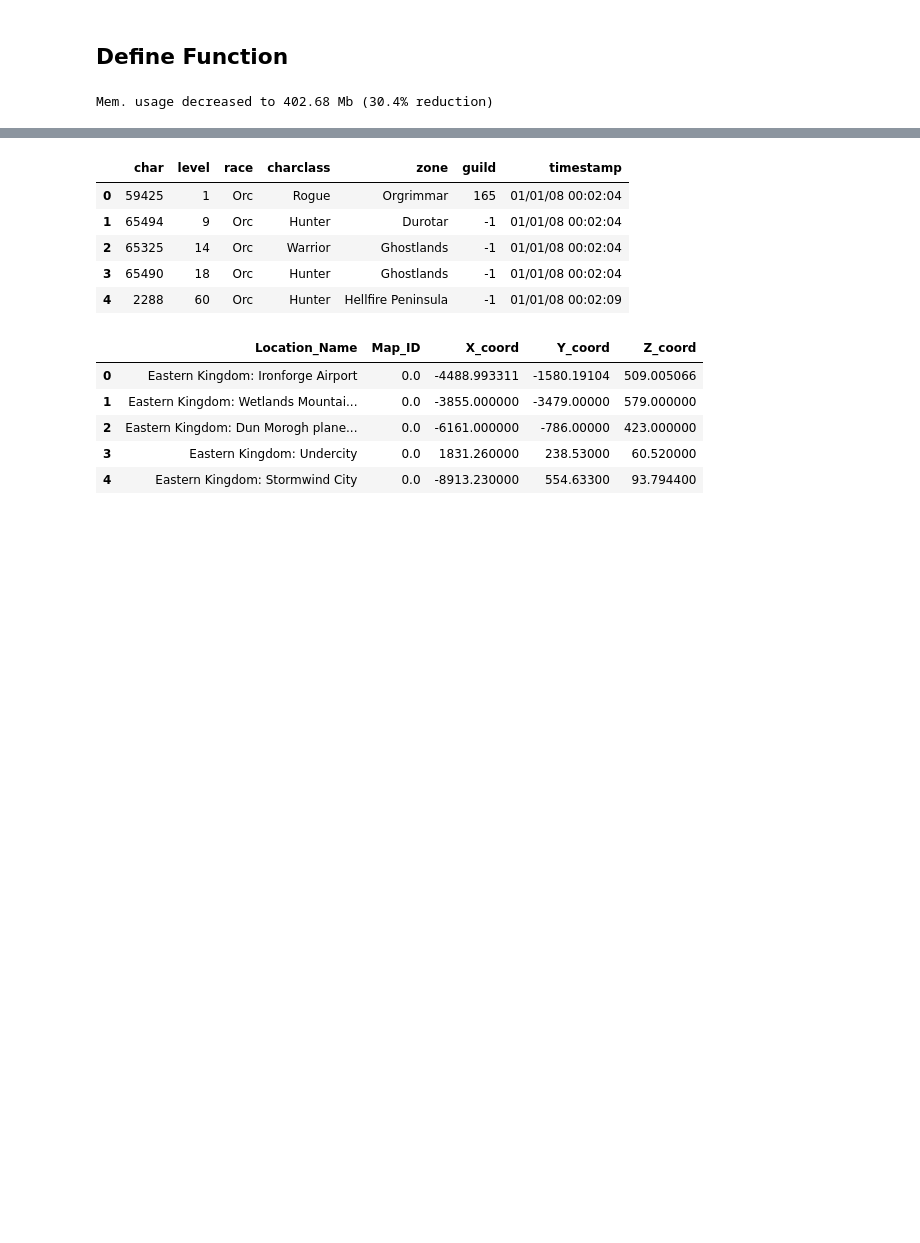
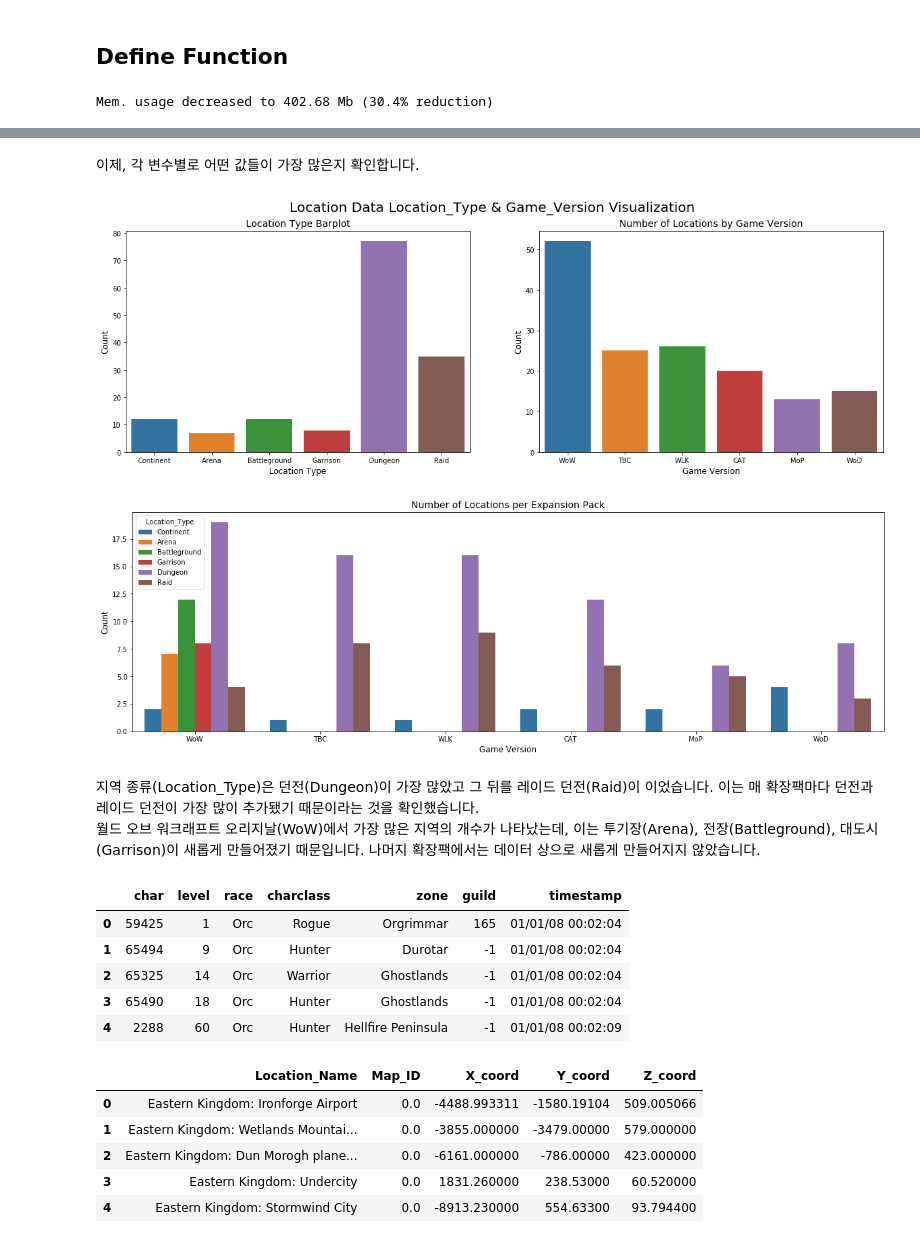
Before and after one commit to SSANGMAN/WoW-Network-Analysis, a Jupyter notebook: ipynb/Game_Network_Analsis_EDA.ipynb, the cells around one changed output, grey strips where cells are left out. Drawn from its saved outputs; the diff is of its cells as text; code cells hidden in the pictures; blank space fills up the shorter version.

Commit message:
Add Location Visualization

```diff
--- a/ipynb/Game_Network_Analsis_EDA.ipynb
+++ b/ipynb/Game_Network_Analsis_EDA.ipynb
@@ -83,3 +112,34 @@ location.head()
+# %% [markdown]
+이제, 각 변수별로 어떤 값들이 가장 많은지 확인합니다.
+# %%
+plt.figure(figsize = (20,6))
+
+plt.suptitle('Location Data Location_Type & Game_Version Visualization', fontsize = 20)
+plt.subplot(121)
+sns.countplot(x = 'Location_Type', data = location)
+plt.title('Location Type Barplot', fontsize = 14)
+plt.xlabel('Location Type', fontsize =12)
+plt.ylabel('Count', fontsize = 12)
+
+plt.subplot(122)
+sns.countplot(x = 'Game_Version', data = location)
+plt.title('Number of Locations by Game Version', fontsize = 14)
+plt.xlabel('Game Version', fontsize = 12)
+plt.ylabel('Count', fontsize = 12)
+
+plt.figure(figsize = (20,6))
+sns.countplot(hue = 'Location_Type', x = 'Game_Version', data = location)
+plt.title('Number of Locations per Expansion Pack', fontsize = 14)
+plt.xlabel('Game Version', fontsize = 12)
+plt.ylabel('Count', fontsize = 12)
+
+plt.show()
+# %% [output]
+[figure, added]
+[figure, added]
+# %% [markdown]
+지역 종류(Location_Type)은 던전(Dungeon)이 가장 많았고 그 뒤를 레이드 던전(Raid)이 이었습니다. 이는 매 확장팩마다 던전과 레이드 던전이 가장 많이 추가됐기 때문이라는 것을 확인했습니다.
+월드 오브 워크래프트 오리지날(WoW)에서 가장 많은 지역의 개수가 나타났는데, 이는 투기장(Arena), 전장(Battleground), 대도시(Garrison)이 새롭게 만들어졌기 때문입니다. 나머지 확장팩에서는 데이터 상으로 새롭게 만들어지지 않았습니다.
 # %%
 wowah_data.head()
 # %% [output]
```
Also changed, not shown: parts of 4 cells of this notebook.
